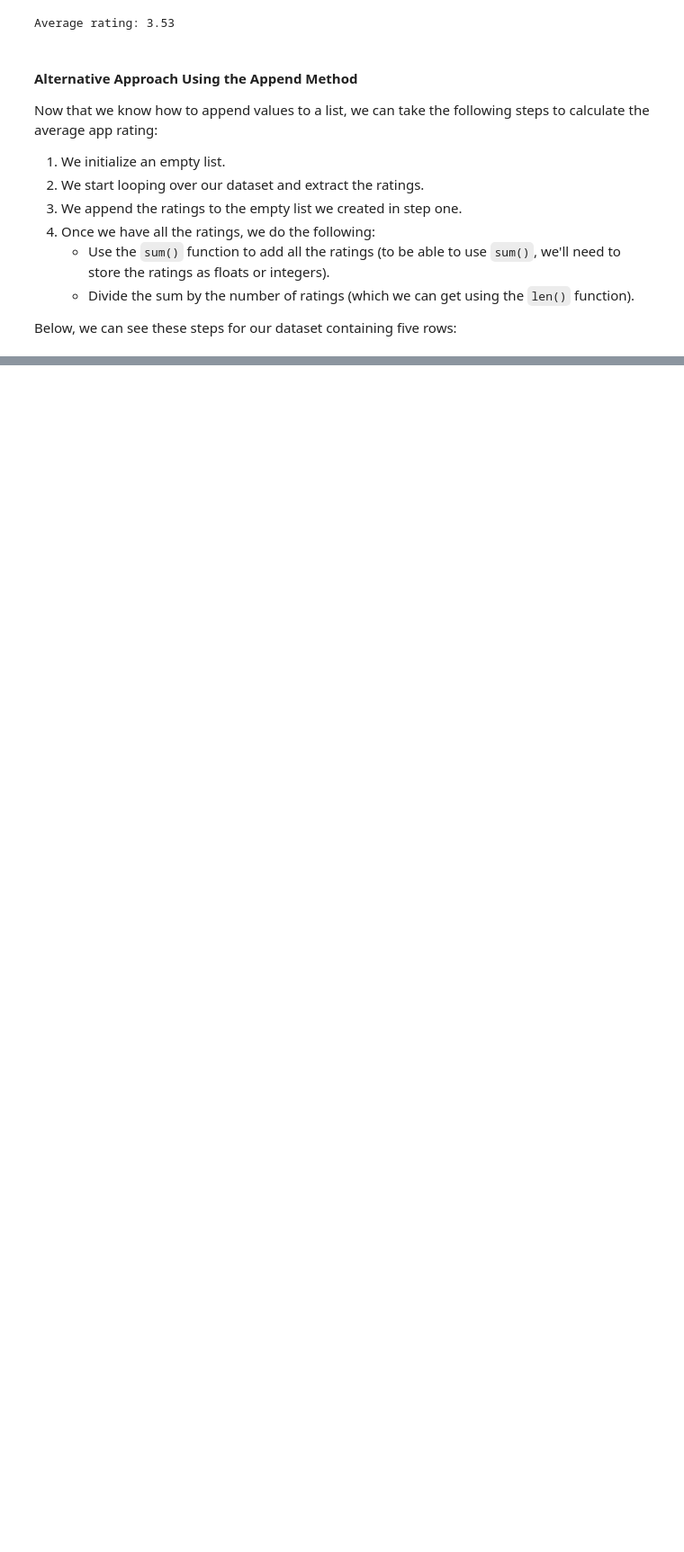
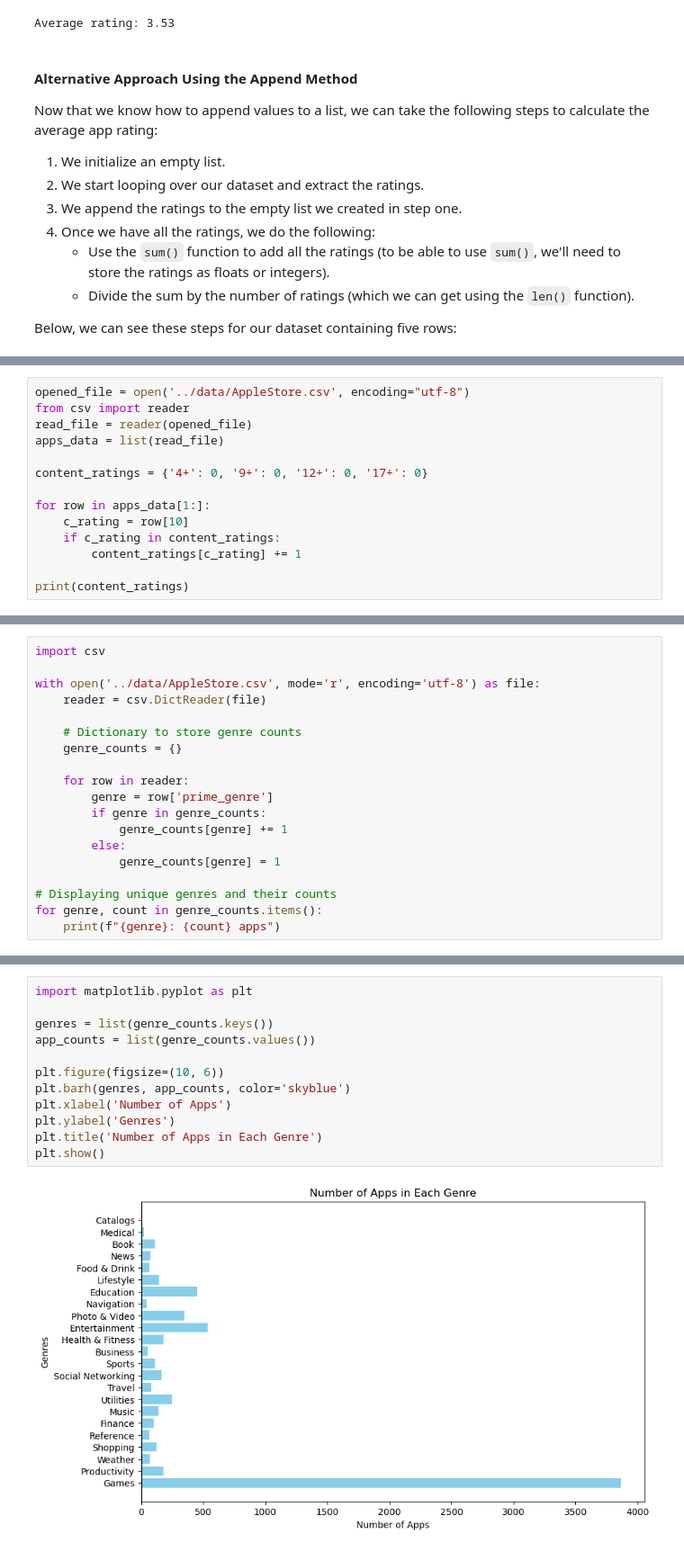
Before and after one commit to evisp/holbertonschool-machine_learning, a Jupyter notebook: python_crash_course/Python Crash Course.ipynb, the cells around one changed output, grey strips where cells are left out. Shown at 90% size. Cells and saved outputs as stored; diff of their text form; blank space fills up the shorter version.

Commit message:
update: python crash course to incude dictionaries and matplotlib

```diff
--- a/python_crash_course/Python Crash Course.ipynb
+++ b/python_crash_course/Python Crash Course.ipynb
@@ -520,0 +790,14 @@ Average rating of free apps: 3.53
+# %%
+opened_file = open('../data/AppleStore.csv', encoding="utf-8")
+from csv import reader
+read_file = reader(opened_file)
+apps_data = list(read_file)
+
+content_ratings = {'4+': 0, '9+': 0, '12+': 0, '17+': 0}
+
+for row in apps_data[1:]:
+    c_rating = row[10]
+    if c_rating in content_ratings:
+        content_ratings[c_rating] += 1
+
+print(content_ratings)
@@ -520,0 +906,19 @@ Average rating of free apps: 3.53
+# %%
+import csv
+
+with open('../data/AppleStore.csv', mode='r', encoding='utf-8') as file:
+    reader = csv.DictReader(file)
+
+    # Dictionary to store genre counts
+    genre_counts = {}
+
+    for row in reader:
+        genre = row['prime_genre']
+        if genre in genre_counts:
+            genre_counts[genre] += 1
+        else:
+            genre_counts[genre] = 1
+
+# Displaying unique genres and their counts
+for genre, count in genre_counts.items():
+    print(f"{genre}: {count} apps")
@@ -520,0 +954,14 @@ Average rating of free apps: 3.53
+# %%
+import matplotlib.pyplot as plt
+
+genres = list(genre_counts.keys())
+app_counts = list(genre_counts.values())
+
+plt.figure(figsize=(10, 6))
+plt.barh(genres, app_counts, color='skyblue')
+plt.xlabel('Number of Apps')
+plt.ylabel('Genres')
+plt.title('Number of Apps in Each Genre')
+plt.show()
+# %% [output]
+[figure, added]
```
Also changed, not shown: parts of 42 cells of this notebook, 1 other file.
